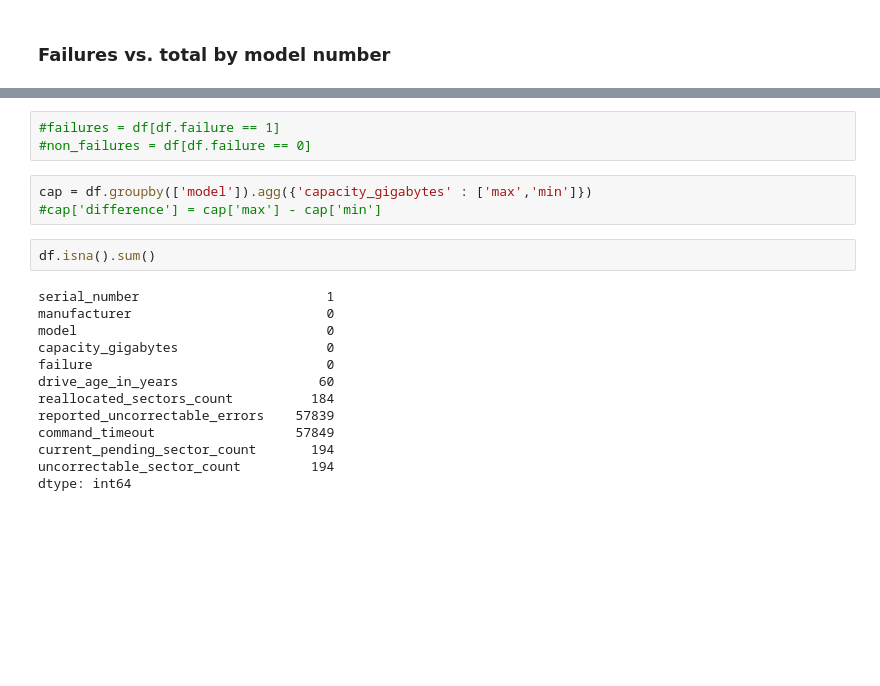
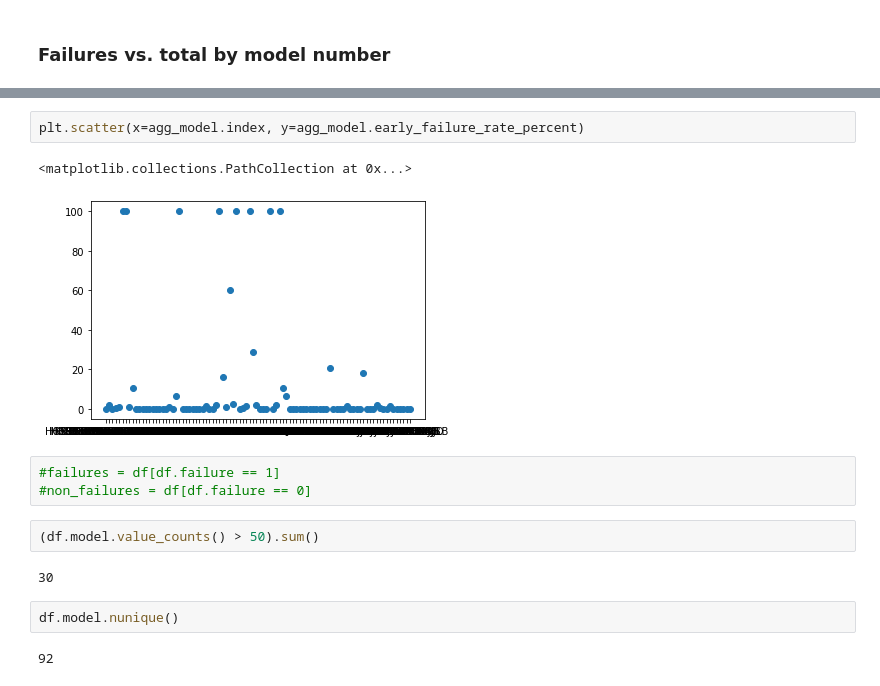
Before and after one commit to just-keep-spinning/hard-drive-project, a Jupyter notebook: david_capstone_folder/david_test.ipynb, the cells around one changed output, grey strips where cells are left out. Saved outputs shown, nothing was run; the diff lists cells and outputs as text; blank space fills up the shorter version.

```diff
--- a/david_capstone_folder/david_test.ipynb
+++ b/david_capstone_folder/david_test.ipynb
@@ -181,24 +279,19 @@ agg.sort_values(by=['failure_rate_percent'], ascending = False)
+# %%
+plt.scatter(x=agg_model.index, y=agg_model.early_failure_rate_percent)
+# %% [output]
+<matplotlib.collections.PathCollection at 0x...>
+[figure, added]
 # %%
 #failures = df[df.failure == 1]
 #non_failures = df[df.failure == 0]
-# %%
-cap = df.groupby(['model']).agg({'capacity_gigabytes' : ['max','min']})
-#cap['difference'] = cap['max'] - cap['min']
-# %%
-df.isna().sum()
-# %% [output]
-serial_number                        1
-manufacturer                         0
-model                                0
-capacity_gigabytes                   0
-failure                              0
-drive_age_in_years                  60
-reallocated_sectors_count          184
-reported_uncorrectable_errors    57839
-command_timeout                  57849
-current_pending_sector_count       194
-uncorrectable_sector_count         194
-dtype: int64
+# %%
+(df.model.value_counts() > 50).sum()
+# %% [output]
+30
+# %%
+df.model.nunique()
+# %% [output]
+92
 # %%
 df.shape
 # %% [output]
```
Also changed, not shown: parts of 57 cells of this notebook, 4 other files.
